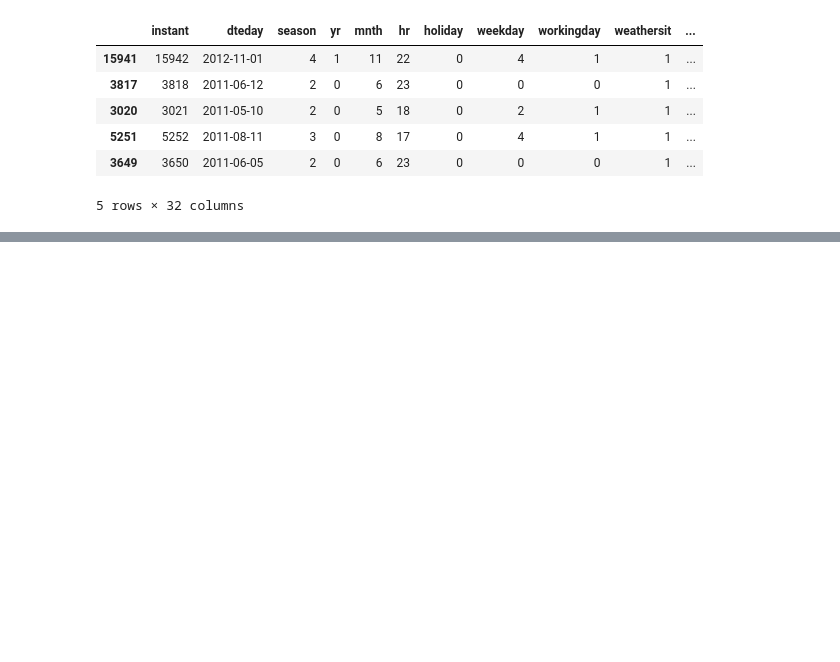
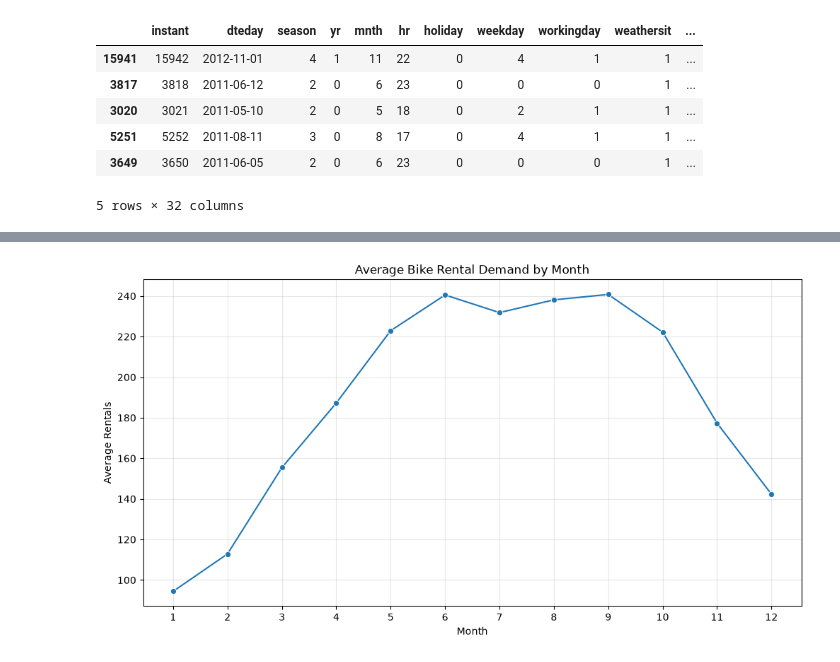
Before and after one commit to Ishan-Bhattacharya/bikeshare-intelligence, a Jupyter notebook: notebooks/exploratory_data_analysis.ipynb, the cells around one changed output, grey strips where cells are left out. Cells and saved outputs as stored; diff of their text form; code cells hidden in the pictures; blank space fills up the shorter version.

```diff
--- a/notebooks/exploratory_data_analysis.ipynb
+++ b/notebooks/exploratory_data_analysis.ipynb
@@ -41,0 +114,10 @@ dtype: object
+# %%
+monthly_demand = (
+    eda_data.groupby('month')['cnt']
+    .mean()
+    .reset_index()
+)
+
+monthly_demand.columns = ['month', 'average_rentals']
+
+monthly_demand
@@ -41,0 +138,19 @@ dtype: object
+# %%
+plt.figure(figsize=(12, 6))
+
+sns.lineplot(
+    data=monthly_demand,
+    x='month',
+    y='average_rentals',
+    marker='o'
+)
+
+plt.title('Average Bike Rental Demand by Month')
+plt.xlabel('Month')
+plt.ylabel('Average Rentals')
+plt.xticks(range(1, 13))
+plt.grid(True, alpha=0.3)
+
+plt.show()
+# %% [output]
+[figure, added]
```
Also changed, not shown: parts of 26 cells of this notebook, 2 other files.
